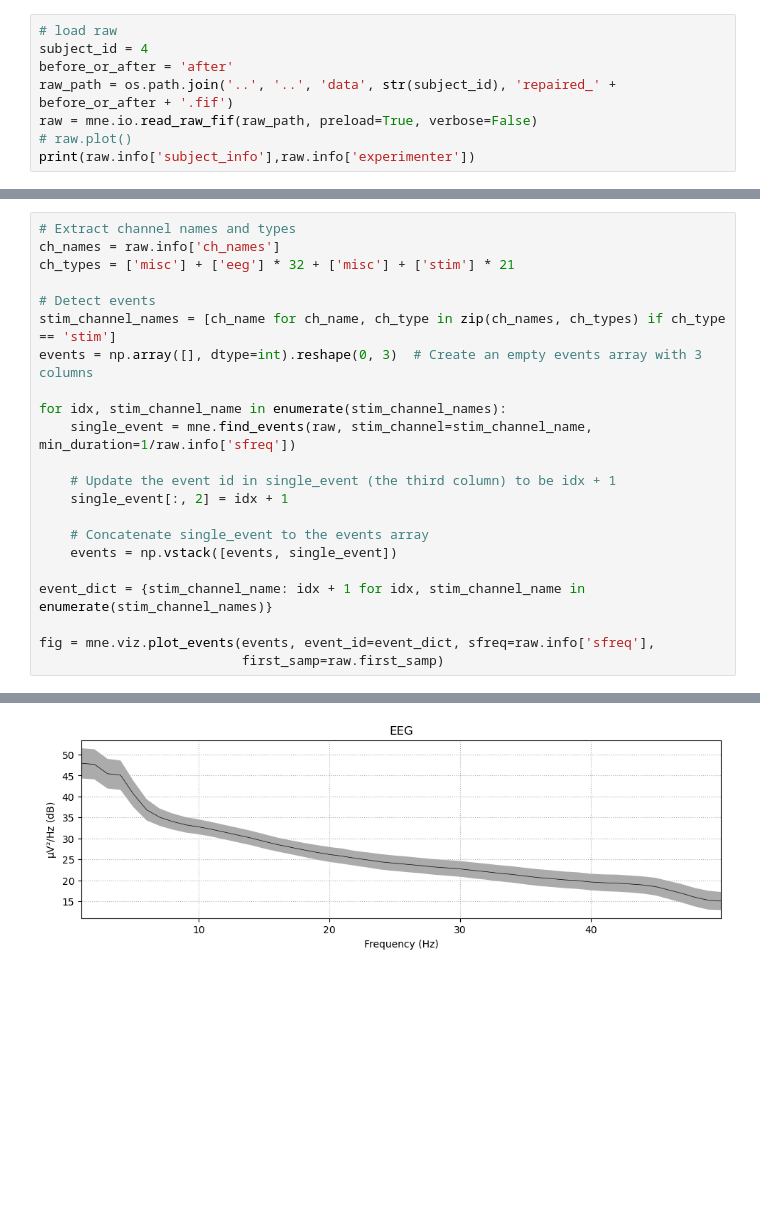
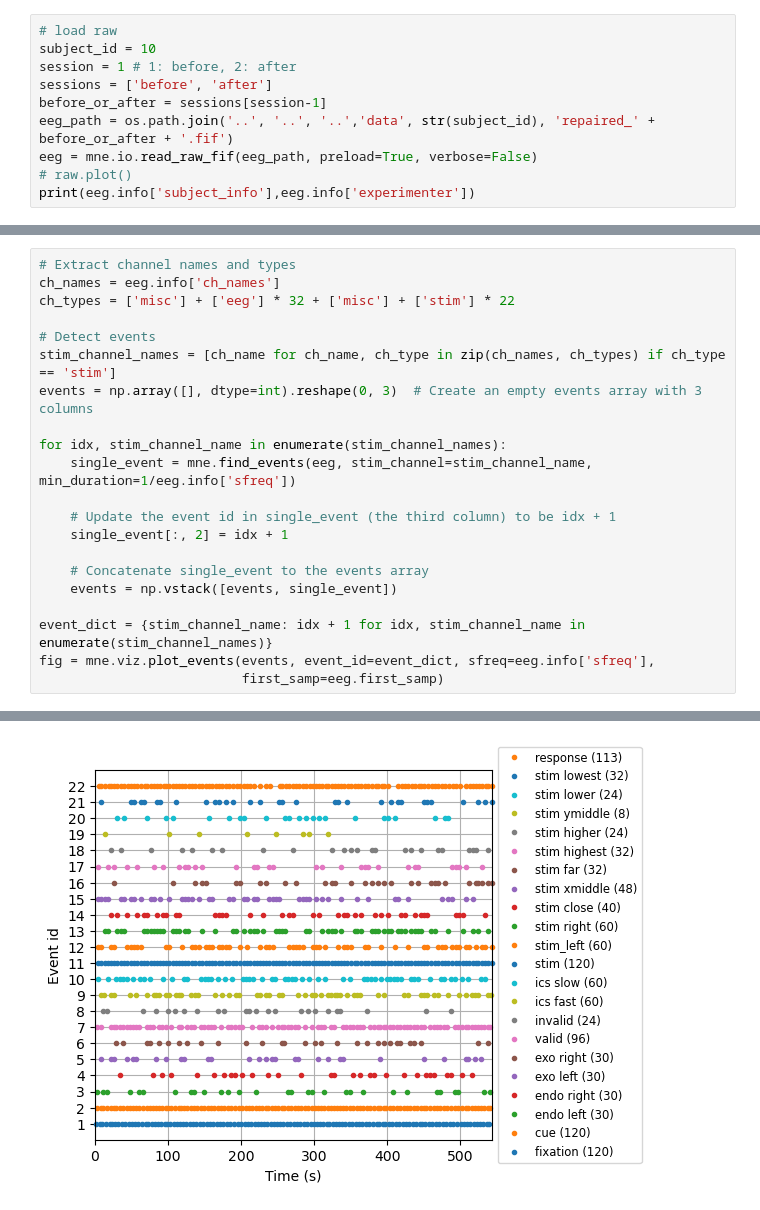
Before and after one commit to Shawnzty/tACS-Attention, a Jupyter notebook: processing/eeg_analysis/individual_analysis.ipynb, the cells around one changed output, grey strips where cells are left out. Drawn from its saved outputs; the diff is of its cells as text; blank space fills up the shorter version.

Commit message:
update events

```diff
--- a/processing/eeg_analysis/individual_analysis.ipynb
+++ b/processing/eeg_analysis/individual_analysis.ipynb
@@ -12,9 +15,11 @@ import mne
 # %%
 # load raw
-subject_id = 4
-before_or_after = 'after'
-raw_path = os.path.join('..', '..', 'data', str(subject_id), 'repaired_' + before_or_after + '.fif')
-raw = mne.io.read_raw_fif(raw_path, preload=True, verbose=False)
+subject_id = 10
+session = 1 # 1: before, 2: after
+sessions = ['before', 'after']
+before_or_after = sessions[session-1]
+eeg_path = os.path.join('..', '..', '..','data', str(subject_id), 'repaired_' + before_or_after + '.fif')
+eeg = mne.io.read_raw_fif(eeg_path, preload=True, verbose=False)
 # raw.plot()
-print(raw.info['subject_info'],raw.info['experimenter'])
+print(eeg.info['subject_info'],eeg.info['experimenter'])
 # %% [output]
@@ -22,14 +29,14 @@ print(raw.info['subject_info'],raw.info['experimenter'])
 # %%
 # Extract channel names and types
-ch_names = raw.info['ch_names']
-ch_types = ['misc'] + ['eeg'] * 32 + ['misc'] + ['stim'] * 21
+ch_names = eeg.info['ch_names']
+ch_types = ['misc'] + ['eeg'] * 32 + ['misc'] + ['stim'] * 22
 
 # Detect events
 stim_channel_names = [ch_name for ch_name, ch_type in zip(ch_names, ch_types) if ch_type == 'stim']
 events = np.array([], dtype=int).reshape(0, 3)  # Create an empty events array with 3 columns
 
 for idx, stim_channel_name in enumerate(stim_channel_names):
-    single_event = mne.find_events(raw, stim_channel=stim_channel_name, min_duration=1/raw.info['sfreq'])
+    single_event = mne.find_events(eeg, stim_channel=stim_channel_name, min_duration=1/eeg.info['sfreq'])
 
     # Update the event id in single_event (the third column) to be idx + 1
     single_event[:, 2] = idx + 1
@@ -38,7 +45,6 @@ for idx, stim_channel_name in enumerate(stim_channel_names):
     events = np.vstack([events, single_event])
 
 event_dict = {stim_channel_name: idx + 1 for idx, stim_channel_name in enumerate(stim_channel_names)}
-
-fig = mne.viz.plot_events(events, event_id=event_dict, sfreq=raw.info['sfreq'],
-                          first_samp=raw.first_samp)
+fig = mne.viz.plot_events(events, event_id=event_dict, sfreq=eeg.info['sfreq'],
+                          first_samp=eeg.first_samp)
 # %% [output]
@@ -61,2 +67,2 @@ Event IDs: [1]
 Event IDs: [1]
-[figure, old version]
+[figure, new version]
```
Also changed, not shown: parts of 11 cells of this notebook, 4 other files.
